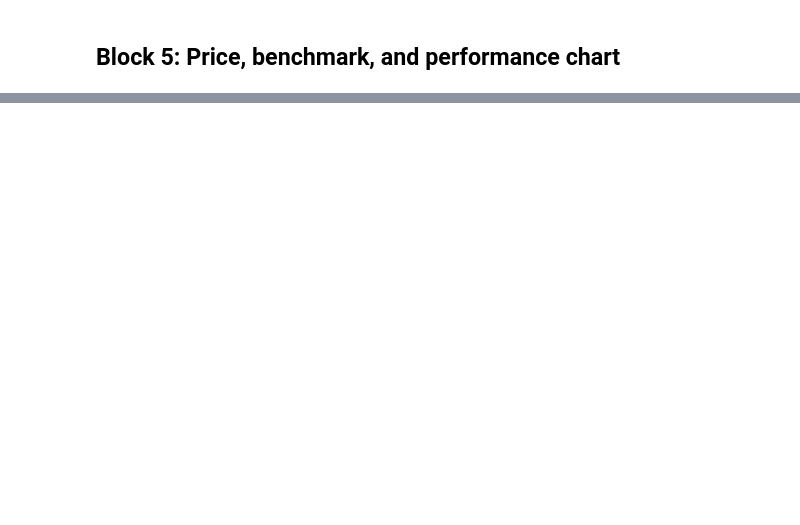
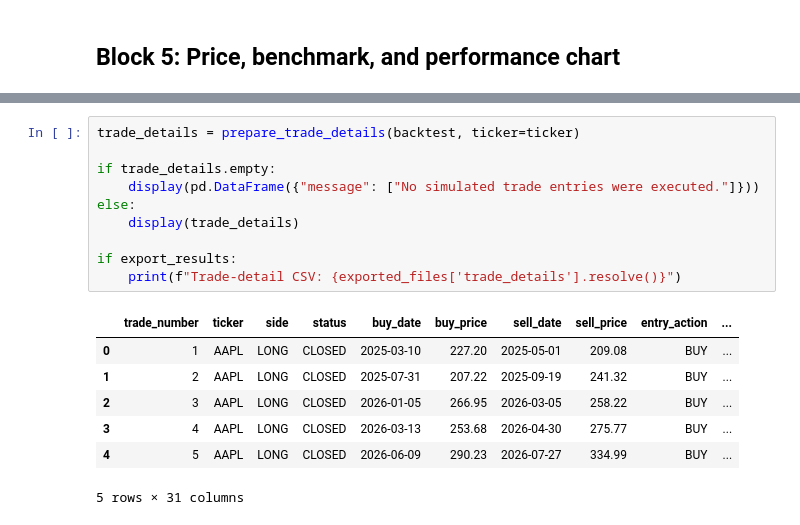
Before and after one commit to tathagata1/stock-analysis, a Jupyter notebook: 04_backtesting.ipynb, the cells around one changed output, grey strips where cells are left out. Drawn from its saved outputs; the diff is of its cells as text; blank space fills up the shorter version.

```diff
--- a/04_backtesting.ipynb
+++ b/04_backtesting.ipynb
@@ -225,0 +240,18 @@ plt.show()
+# %%
+trade_details = prepare_trade_details(backtest, ticker=ticker)
+
+if trade_details.empty:
+    display(pd.DataFrame({"message": ["No simulated trade entries were executed."]}))
+else:
+    display(trade_details)
+
+if export_results:
+    print(f"Trade-detail CSV: {exported_files['trade_details'].resolve()}")
+# %% [output]
+|  | trade_number | ticker | side | status | buy_date | buy_price | sell_date | sell_price | entry_action | ... |
+| 0 | 1 | AAPL | LONG | CLOSED | 2025-03-10 | 227.20 | 2025-05-01 | 209.08 | BUY | ... |
+| 1 | 2 | AAPL | LONG | CLOSED | 2025-07-31 | 207.22 | 2025-09-19 | 241.32 | BUY | ... |
+| 2 | 3 | AAPL | LONG | CLOSED | 2026-01-05 | 266.95 | 2026-03-05 | 258.22 | BUY | ... |
+| 3 | 4 | AAPL | LONG | CLOSED | 2026-03-13 | 253.68 | 2026-04-30 | 275.77 | BUY | ... |
+| 4 | 5 | AAPL | LONG | CLOSED | 2026-06-09 | 290.23 | 2026-07-27 | 334.99 | BUY | ... |
+5 rows × 31 columns
```
Also changed, not shown: parts of 6 cells of this notebook, 2 other files.
